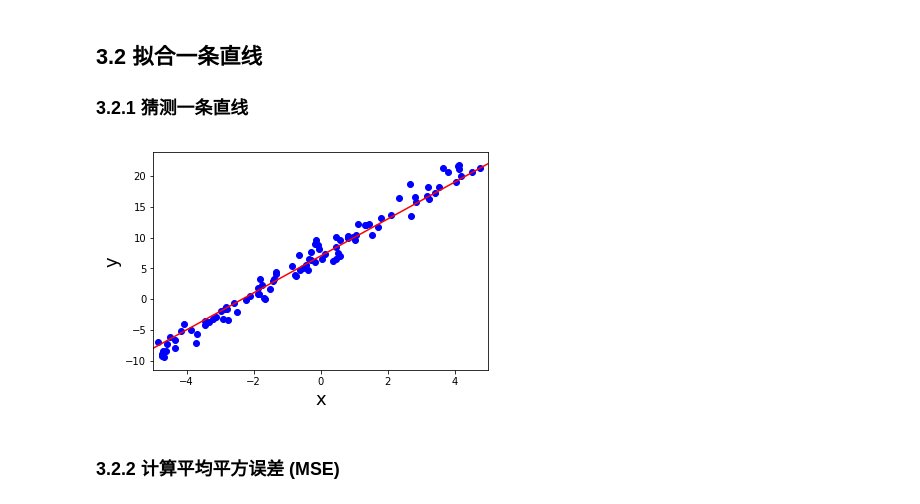
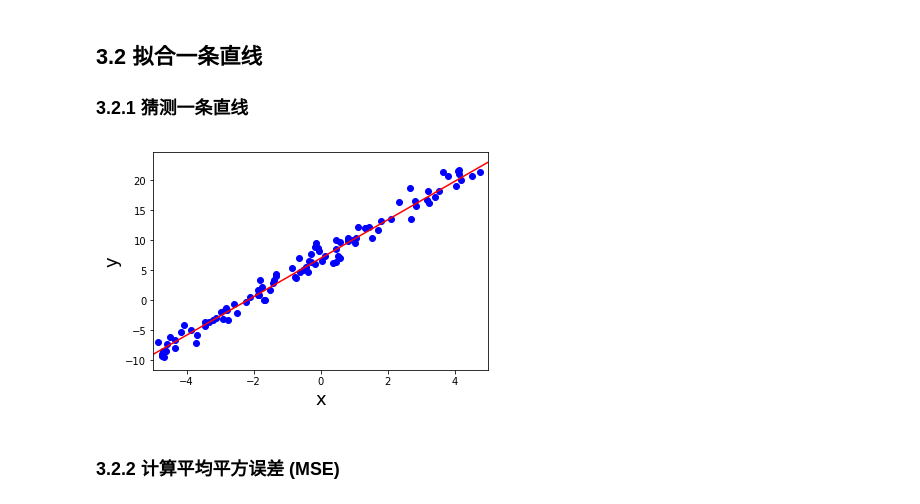
Before and after one commit to nevinxie/linear_algebra, a Jupyter notebook: linear_regression_project.ipynb, the cells around one changed output. Cells and saved outputs as stored; diff of their text form; code cells hidden in the pictures.

```diff
--- a/linear_regression_project.ipynb
+++ b/linear_regression_project.ipynb
@@ -449,23 +451,23 @@ plt.show()
 
 ### 3.2.1 猜测一条直线
 # %%
-#TODO 请选择最适合的直线 y = mx + b
-m1 = 3
+#请选择最适合的直线 y = mx + b
+m1 = 3.2
 b1 = 7
 
 # 不要修改这里！
 plt.xlim((-5,5))
 x_vals = plt.axes().get_xlim()
 y_vals = [m1*x+b1 for x in x_vals]
 plt.plot(x_vals, y_vals, '-', color='r')
 
 plt.xlabel('x',fontsize=18)
 plt.ylabel('y',fontsize=18)
 plt.scatter(X,Y,c='b')
 
 plt.show()
 # %% [output]
-[figure, old version]
+[figure, new version]
 # %% [markdown]
 ### 3.2.2 计算平均平方误差 (MSE)
 # %% [markdown]
```
Also changed, not shown: parts of 6 cells of this notebook, 2 other files.
